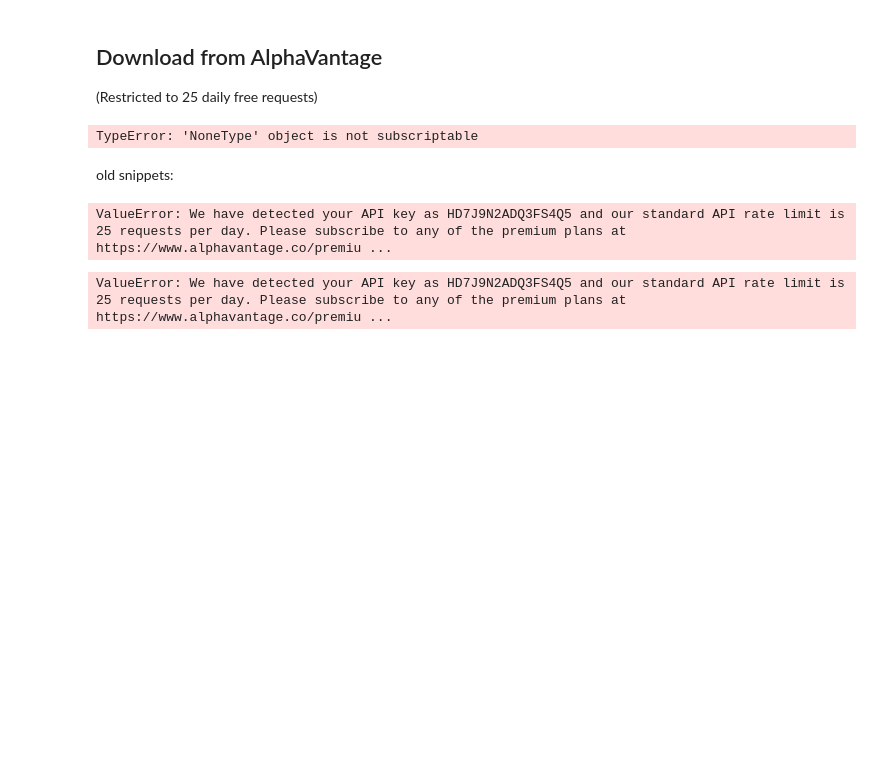
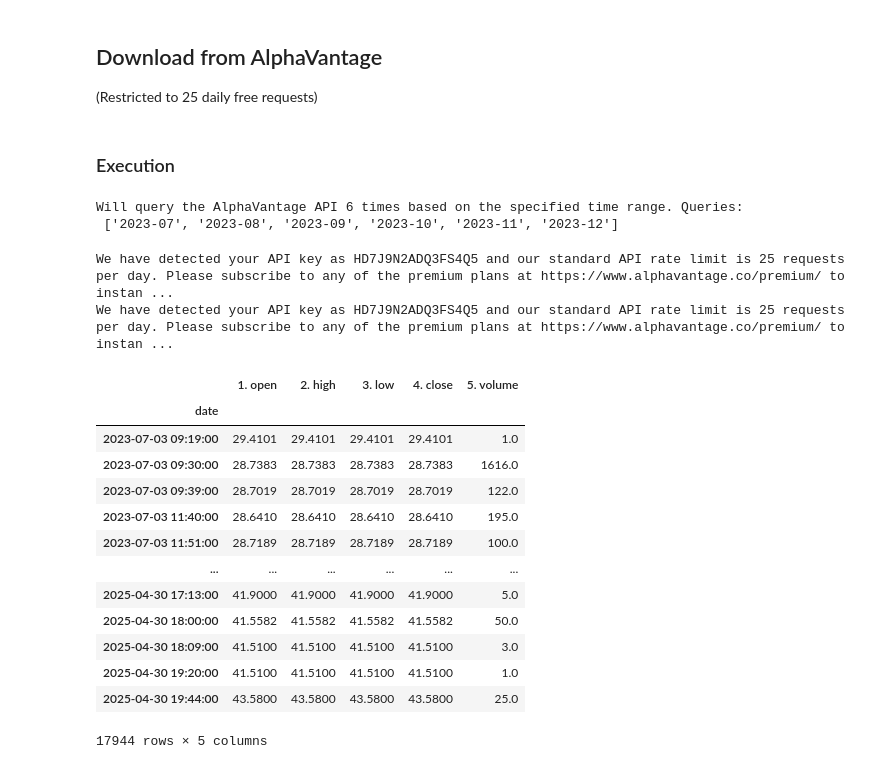
Before and after one commit to paulruesing/hybrid-rl-index-trading, a Jupyter notebook: notebooks/data_pull_dev.ipynb, the cells around one changed output. Cells and saved outputs as stored; diff of their text form; code cells hidden in the pictures; blank space fills up the shorter version.

Commit message:
alpha_vantage price data

```diff
--- a/notebooks/data_pull_dev.ipynb
+++ b/notebooks/data_pull_dev.ipynb
@@ -128,11 +128,10 @@ IndexError: index 0 is out of bounds for axis 0 with size 0
 ## Download from AlphaVantage
 (Restricted to 25 daily free requests)
 # %%
-# Todo: check close column manually
 def get_data_from_alphavantage(api_key: str,
                                ticker: str = 'DAX', start_year_month : (int, int) = None, end_year_month : (int, int) = None,
                                sampling_rate: Literal['1min', '5min', '15min', '30min', '60min'] = '1min',
-                               price_column: Literal['close', 'open', 'high', 'low'] = 'close',
+                               price_column: Literal["1. open", "2. high", "3. low", "4. close"] = '4. close',
                                csv_path_to_concat: str = None,
                                save_path=None) -> pd.DataFrame:
     """
@@ -146,8 +145,8 @@ def get_data_from_alphavantage(api_key: str,
         Amount of days to download data for. If not specified, downloads as much as possible.
     :param sampling_rate: str, default = "1min"
         Sampling rate of data. Options: '1min', '5min', '15min', '30min', '60min'
-    :param price_column: str, default = "close"
-        Which of the downloaded columns to utilise as price data. Options: "close", "high", "low", "open"
+    :param price_column: str, default = "4. close"
+        Which of the downloaded columns to utilise as price data. Options: "1. open", "2. high", "3. low", "4. close"
     :param csv_path_to_concat: str, optional
         Path to csv file from previous download which should be extended.
     :param save_path: str, optional
@@ -163,7 +162,10 @@ def get_data_from_alphavantage(api_key: str,
     list_of_year_month_strings = []
     if start_year_month is not None:
         for year in range(start_year_month[0], end_year_month[0]+1):
-            if year == start_year_month[0]:  # first year
+            if year == start_year_month[0] and year == end_year_month[0]:  # if only one year
+                for month in range(start_year_month[1], end_year_month[1]+1):
+                    list_of_year_month_strings.append(f"{year}-{f'{month}' if month >= 10 else f'0{month}'}")
+            elif year == start_year_month[0]:  # first year
                 for month in range(start_year_month[1], 13):
                     list_of_year_month_strings.append(f"{year}-{f'{month}' if month >= 10 else f'0{month}'}")
             elif year == end_year_month[0]:  # last year
@@ -175,7 +177,7 @@ def get_data_from_alphavantage(api_key: str,
         if len(list_of_year_month_strings) > 25:
             raise ValueError(f"Specified time range would result in more than 25 API queries. This exceeds the daily limit and leads to errors.")
         else:
-            print(f"Will query the AlphaVantage API {len(list_of_year_month_strings)} times based on the specified time range.")
+            print(f"Will query the AlphaVantage API {len(list_of_year_month_strings)} times based on the specified time range. Queries:\n", list_of_year_month_strings)
     else:
         print("No time range specified. Will download price data of last 30 days.")
         list_of_year_month_strings.append(None)
@@ -183,7 +185,9 @@ def get_data_from_alphavantage(api_key: str,
     # prepare dataframe or load existing one:
     if csv_path_to_concat is not None:
         price_frame = pd.read_csv(csv_path_to_concat)
-        # Todo: HERE EVENTUALLY PREPARE THE INDICES TO MATCH
+        # set datetime as index:
+        price_frame['date'] = pd.to_datetime(price_frame['date'])
+        price_frame.set_index('date', inplace=True)
     else: price_frame = pd.DataFrame()
 
     # query and concat:
@@ -191,23 +195,40 @@ def get_data_from_alphavantage(api_key: str,
         ts = TimeSeries(key=api_key, output_format='pandas')  # initialise time-series API
         try:  # query:
             temp_price_frame = ts.get_intraday(ticker, extended_hours=False, interval=sampling_rate, month=year_month, outputsize="full")[0]
-            # Todo: HERE EVENTUALLY PREPARE THE INDICES TO MATCH
             price_frame = pd.concat([price_frame, temp_price_frame])
-        except ValueError as err:
+        except ValueError as err:  # occurs if capacity for free queries is exhausted
             print(err)
-    # Todo: here sort the data according to datetimes
+    # sort the data according to datetimes and remove duplicates:
+    price_frame.sort_index(inplace=True)
+    price_frame.drop_duplicates(inplace=True)
 
     # save data:
     if save_path is not None:
-        # Todo: check which column contains the datetimes for save_title
-        date_range_string = f"{price_frame.Datetime.min().strftime('%Y-%m-%d')} to {price_frame.Datetime.max().strftime('%Y-%m-%d')}"
+        date_range_string = f"{price_frame.index.min().strftime('%Y-%m-%d')} to {price_frame.index.max().strftime('%Y-%m-%d')}"
         save_title = filemgmt.file_title(title=f"{ticker} {price_column} price data {date_range_string}", dtype_suffix=".csv")
         price_frame.to_csv(save_path / save_title)
 
     return price_frame
+# %% [markdown]
+### Execution
 # %%
-get_data_from_alphavantage(AV_API_KEY, save_path=MINUTELY_PRICES)
+get_data_from_alphavantage(AV_API_KEY, save_path=MINUTELY_PRICES, start_year_month=(2023, 11), end_year_month=(2023, 12), csv_path_to_concat=MINUTELY_PRICES / "20250507 16_55_10 DAX 4. close price data 2023-07-03 to 2025-04-30.csv")
 # %% [output]
-TypeError: 'NoneType' object is not subscriptable
+Will query the AlphaVantage API 6 times based on the specified time range. Queries:
+ ['2023-07', '2023-08', '2023-09', '2023-10', '2023-11', '2023-12']
+We have detected your API key as HD7J9N2ADQ3FS4Q5 and our standard API rate limit is 25 requests per day. Please subscribe to any of the premium plans at https://www.alphavantage.co/premium/ to instan ...
+We have detected your API key as HD7J9N2ADQ3FS4Q5 and our standard API rate limit is 25 requests per day. Please subscribe to any of the premium plans at https://www.alphavantage.co/premium/ to instan ...
+|  | 1. open | 2. high | 3. low | 4. close | 5. volume |
+| date |  |  |  |  |  |
+| 2023-07-03 09:19:00 | 29.4101 | 29.4101 | 29.4101 | 29.4101 | 1.0 |
+| 2023-07-03 09:30:00 | 28.7383 | 28.7383 | 28.7383 | 28.7383 | 1616.0 |
+| 2023-07-03 09:39:00 | 28.7019 | 28.7019 | 28.7019 | 28.7019 | 122.0 |
+| 2023-07-03 11:40:00 | 28.6410 | 28.6410 | 28.6410 | 28.6410 | 195.0 |
+| 2023-07-03 11:51:00 | 28.7189 | 28.7189 | 28.7189 | 28.7189 | 100.0 |
+| ... | ... | ... | ... | ... | ... |
+| 2025-04-30 17:13:00 | 41.9000 | 41.9000 | 41.9000 | 41.9000 | 5.0 |
+| 2025-04-30 18:00:00 | 41.5582 | 41.5582 | 41.5582 | 41.5582 | 50.0 |
+| 2025-04-30 18:09:00 | 41.5100 | 41.5100 | 41.5100 | 41.5100 | 3.0 |
+| 2025-04-30 19:20:00 | 41.5100 | 41.5100 | 41.5100 | 41.5100 | 1.0 |
+| 2025-04-30 19:44:00 | 43.5800 | 43.5800 | 43.5800 | 43.5800 | 25.0 |
+17944 rows × 5 columns
-# %% [markdown]
-old snippets:
@@ -218,8 +234,0 @@ ts = TimeSeries(key='HD7J9N2ADQ3FS4Q5', output_format='pandas')
-# %%
-price_frame_may = ts.get_intraday('DAX', extended_hours=False, interval='1min', month="2025-05", outputsize="full")[0]
-# %% [output]
-ValueError: We have detected your API key as HD7J9N2ADQ3FS4Q5 and our standard API rate limit is 25 requests per day. Please subscribe to any of the premium plans at https://www.alphavantage.co/premiu ...
-# %%
-ts.get_symbol_search(keywords='Dax')[0]
-# %% [output]
-ValueError: We have detected your API key as HD7J9N2ADQ3FS4Q5 and our standard API rate limit is 25 requests per day. Please subscribe to any of the premium plans at https://www.alphavantage.co/premiu ...
```
Also changed, not shown: parts of 5 cells of this notebook.
